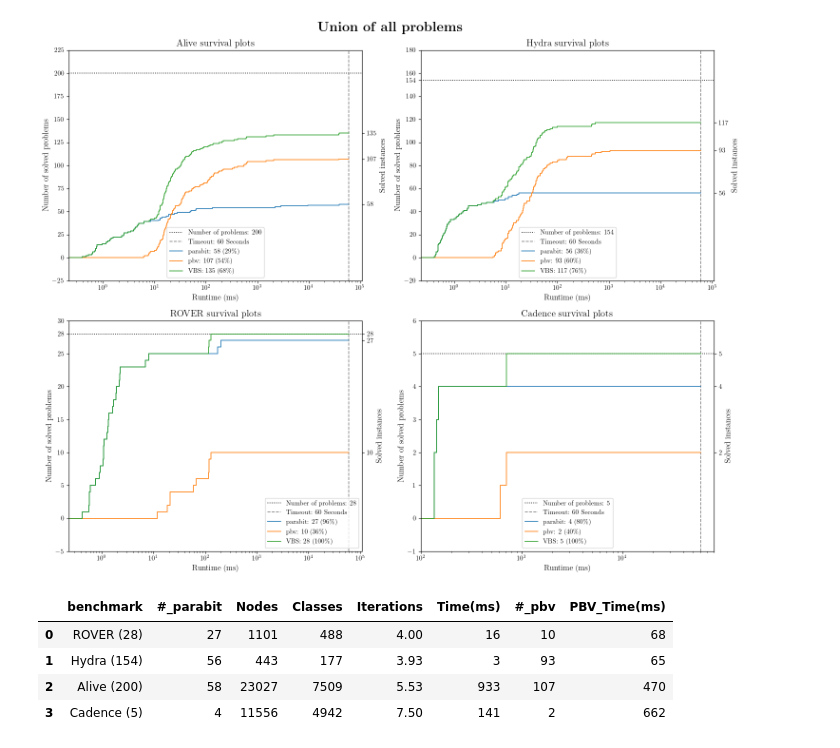
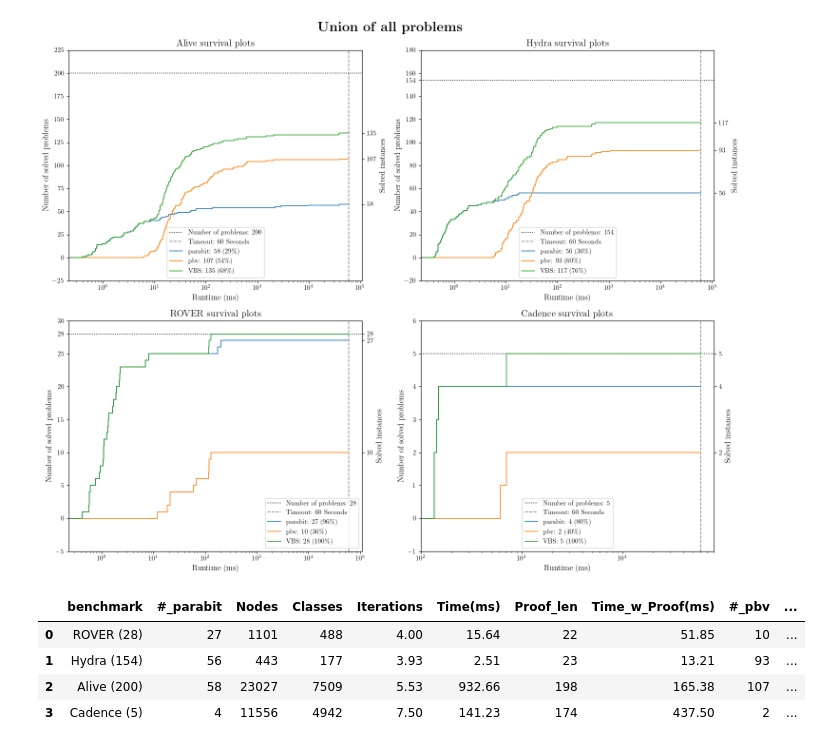
Before and after one commit to luigirinaldi/CAV, a Jupyter notebook: scripts/plots/eval_graphs.ipynb, the cells around one changed output. Drawn from its saved outputs; the diff is of its cells as text; code cells hidden in the pictures.

Commit message:
add table 3 automatic gen + gathering proof info

```diff
--- a/scripts/plots/eval_graphs.ipynb
+++ b/scripts/plots/eval_graphs.ipynb
@@ -319,7 +319,7 @@ plt.show()
 # %%
 # Generate Table 3
 
-data_out = {"benchmark" : [], "#_parabit": [], "Nodes" : [], "Classes": [], "Iterations": [], "Time(ms)": [], "#_pbv": [], "PBV_Time(ms)":[]}
+data_out = {"benchmark" : [], "#_parabit": [], "Nodes" : [], "Classes": [], "Iterations": [], "Time(ms)": [], "Proof_len": [], "Time_w_Proof(ms)": [], "#_pbv": [], "PBV_Time(ms)":[]}
 
 for bench in benches:
     data = datas[bench]
@@ -328,37 +328,65 @@ for bench in benches:
 
     iterations_acc = 0
     eclass_acc = 0
     enode_acc = 0
 
     for prob in solved_problems:
         stats_file = RESULTS_DIR / 'parabit' / bench / 'logs' / f"{prob}.bwlang.stats.json"
         with open(stats_file, 'r') as f:
             stats = json.load(f)
             iterations_acc += stats[1]['summary']['iterations']
             enode_acc += stats[1]['summary']['egraph_nodes']
             eclass_acc += stats[1]['summary']['egraph_classes']
 
     iterations_avg = iterations_acc / len(solved_problems)
     eclass_avg = eclass_acc / len(solved_problems)
     enode_avg = enode_acc / len(solved_problems)
 
     parabit_time_avg = data[solved_problems_mask]['parabit'].sum() / len(data[solved_problems_mask])
     pbv_time_avg = data[(mask := (~data['pbv_result'].isna() & data['pbv_result']))]['pbv'].sum() / len(data[mask])
 
     data_out['benchmark'].append(f'{bench} ({len(data)})')
     data_out['Nodes'].append(f"{enode_avg:.0f}")
     data_out['Classes'].append(f"{eclass_avg:.0f}")
     data_out['Iterations'].append(f"{iterations_avg:.2f}")
-    data_out['Time(ms)'].append(f"{parabit_time_avg:.0f}")
+    data_out['Time(ms)'].append(f"{parabit_time_avg:.2f}")
     data_out['#_parabit'].append(len(data[solved_problems_mask]))
     data_out['#_pbv'].append(len(data[mask]))
-    data_out['PBV_Time(ms)'].append(f"{pbv_time_avg:.0f}")
+    data_out['PBV_Time(ms)'].append(f"{pbv_time_avg:.2f}")
+
+    # Get proof data
+
+    proof_csv_path = RESULTS_DIR / 'parabit_verif' / bench / 'results.csv'
+
+    proof_data = pd.read_csv(proof_csv_path)
+    proof_data["time_taken"] = (
+        proof_data["time_taken"] * 1000
+    )  # convert seconds to milliseconds
+    proof_data["file"] = proof_data["file"].str.replace(
+        ".bwlang", "", regex=False
+    )  # remove file extension
+    if bench == "Hydra":
+        proof_data["file"] = proof_data["file"].str.replace(
+            "hydra_", "", regex=False
+        )  # remove file extension
+    proof_data.set_index("file")
+
+    avg_proof_len = (masked_data := proof_data[proof_data['status'] == 'SUCCESS'])['theorem_size'].sum() / len(masked_data)
+    avg_proof_time = masked_data['time_taken'].sum() / len(masked_data)
+
+    data_out['Proof_len'].append(f"{avg_proof_len:.0f}")
+    data_out['Time_w_Proof(ms)'].append(f"{avg_proof_time:.2f}")
 
 table_df = pd.DataFrame(data_out)
+
+table3_path = TABLE_OUTPUT / 'table3.tex'
+with open( table3_path, 'w+') as f:
+    table_df.to_latex(f, index=False)
+
 table_df
 # %% [output]
-|  | benchmark | #_parabit | Nodes | Classes | Iterations | Time(ms) | #_pbv | PBV_Time(ms) |
-| 0 | ROVER (28) | 27 | 1101 | 488 | 4.00 | 16 | 10 | 68 |
-| 1 | Hydra (154) | 56 | 443 | 177 | 3.93 | 3 | 93 | 65 |
-| 2 | Alive (200) | 58 | 23027 | 7509 | 5.53 | 933 | 107 | 470 |
-| 3 | Cadence (5) | 4 | 11556 | 4942 | 7.50 | 141 | 2 | 662 |
+|  | benchmark | #_parabit | Nodes | Classes | Iterations | Time(ms) | Proof_len | Time_w_Proof(ms) | #_pbv | ... |
+| 0 | ROVER (28) | 27 | 1101 | 488 | 4.00 | 15.64 | 22 | 51.85 | 10 | ... |
+| 1 | Hydra (154) | 56 | 443 | 177 | 3.93 | 2.51 | 23 | 13.21 | 93 | ... |
+| 2 | Alive (200) | 58 | 23027 | 7509 | 5.53 | 932.66 | 198 | 165.38 | 107 | ... |
+| 3 | Cadence (5) | 4 | 11556 | 4942 | 7.50 | 141.23 | 174 | 437.50 | 2 | ... |
```
Also changed, not shown: 1 other file.
